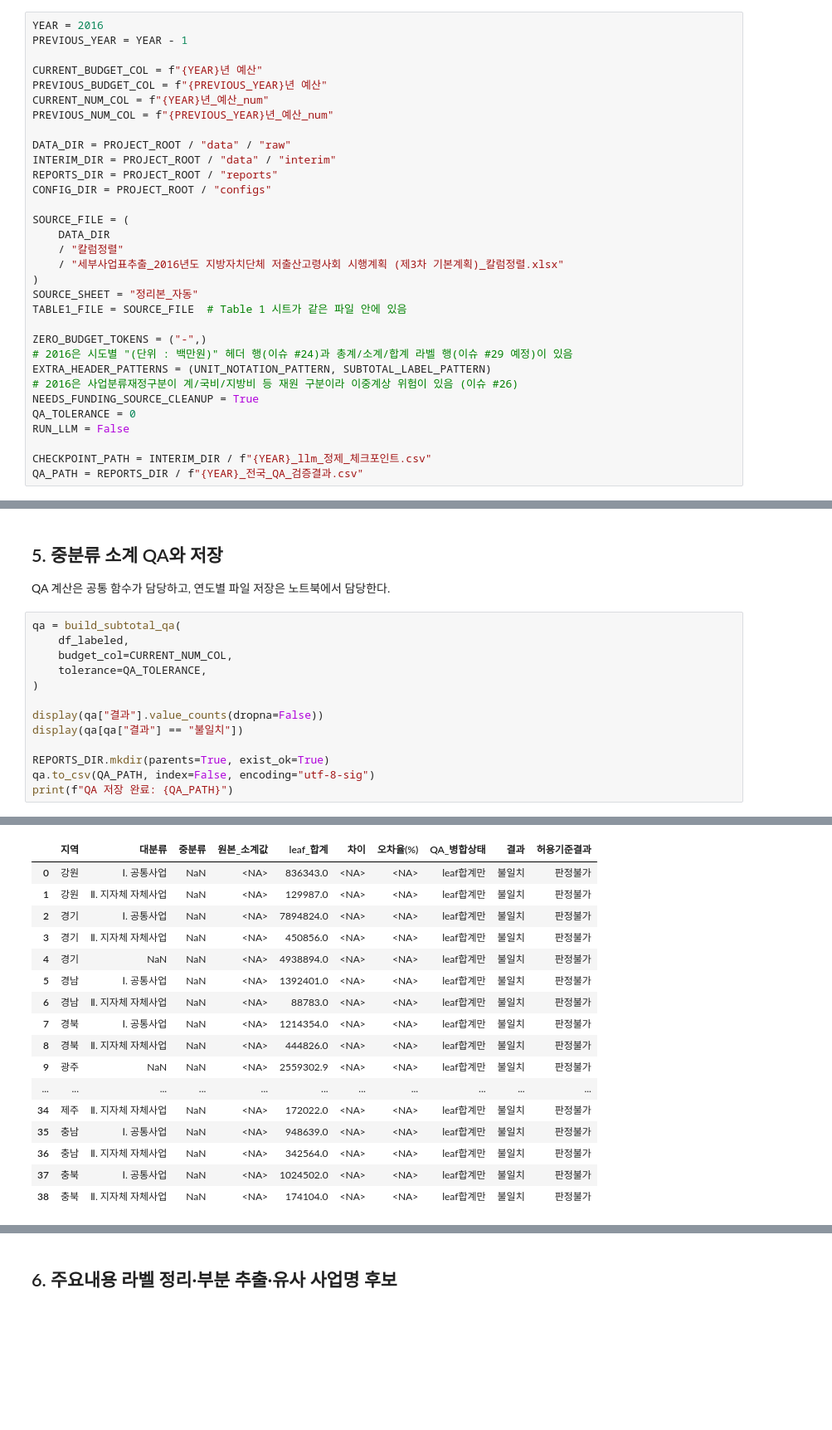
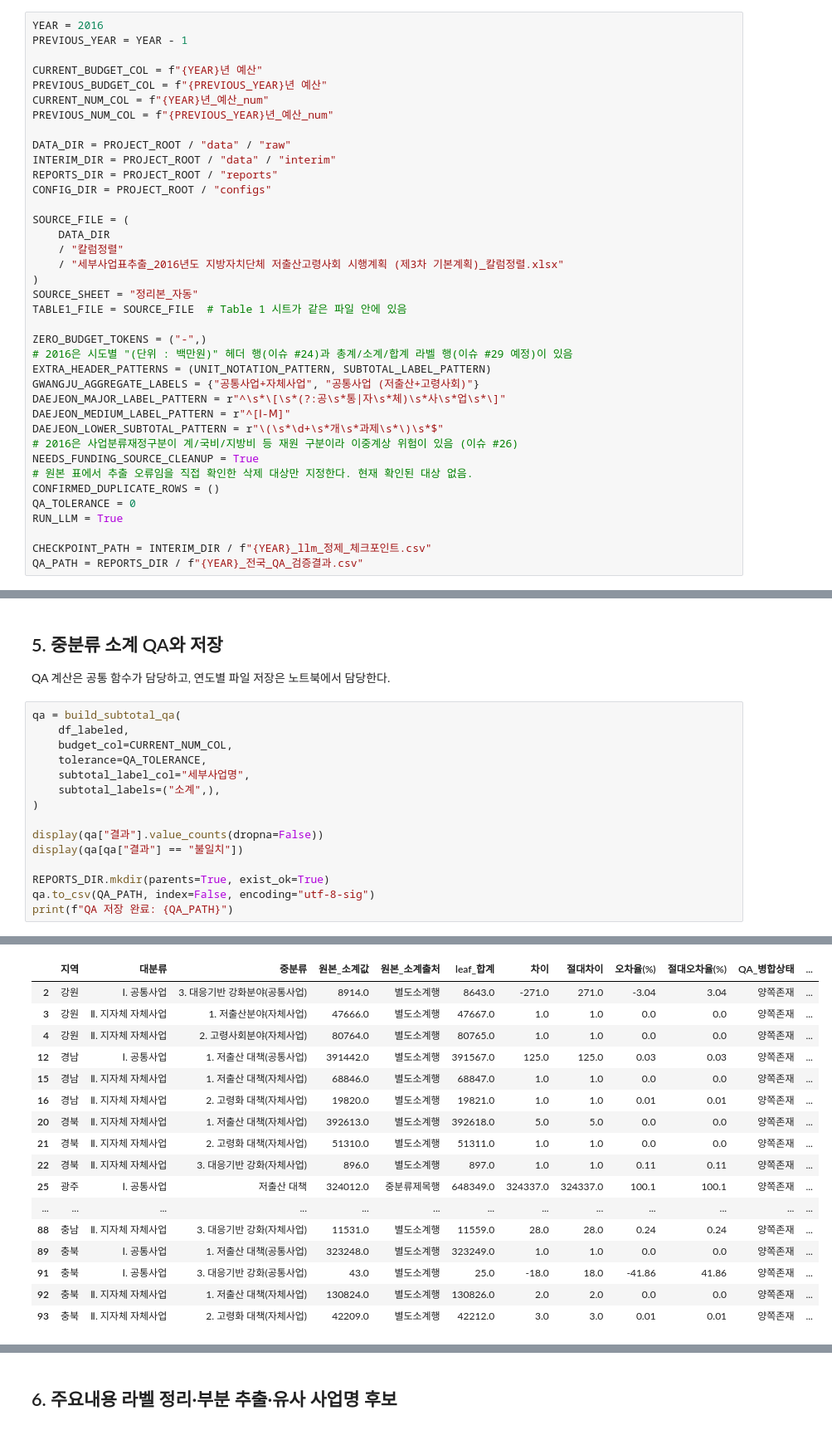
Before and after one commit to JungYeoni/yumocha, a Jupyter notebook: notebooks/20260721_EDA_2016_전국_시도분리정제.ipynb, the cells around one changed output, grey strips where cells are left out. Shown at 83% size. Drawn from its saved outputs; the diff is of its cells as text; blank space fills up the shorter version.

```diff
--- a/notebooks/20260721_EDA_2016_전국_시도분리정제.ipynb
+++ b/notebooks/20260721_EDA_2016_전국_시도분리정제.ipynb
@@ -93,10 +79,16 @@ TABLE1_FILE = SOURCE_FILE  # Table 1 시트가 같은 파일 안에 있음
 ZERO_BUDGET_TOKENS = ("-",)
 # 2016은 시도별 "(단위 : 백만원)" 헤더 행(이슈 #24)과 총계/소계/합계 라벨 행(이슈 #29 예정)이 있음
 EXTRA_HEADER_PATTERNS = (UNIT_NOTATION_PATTERN, SUBTOTAL_LABEL_PATTERN)
+GWANGJU_AGGREGATE_LABELS = {"공통사업+자체사업", "공통사업 (저출산+고령사회)"}
+DAEJEON_MAJOR_LABEL_PATTERN = r"^\s*\[\s*(?:공\s*통|자\s*체)\s*사\s*업\s*\]"
+DAEJEON_MEDIUM_LABEL_PATTERN = r"^[Ⅰ-Ⅿ]"
+DAEJEON_LOWER_SUBTOTAL_PATTERN = r"\(\s*\d+\s*개\s*과제\s*\)\s*$"
 # 2016은 사업분류재정구분이 계/국비/지방비 등 재원 구분이라 이중계상 위험이 있음 (이슈 #26)
 NEEDS_FUNDING_SOURCE_CLEANUP = True
+# 원본 표에서 추출 오류임을 직접 확인한 삭제 대상만 지정한다. 현재 확인된 대상 없음.
+CONFIRMED_DUPLICATE_ROWS = ()
 QA_TOLERANCE = 0
-RUN_LLM = False
+RUN_LLM = True
 
 CHECKPOINT_PATH = INTERIM_DIR / f"{YEAR}_llm_정제_체크포인트.csv"
 QA_PATH = REPORTS_DIR / f"{YEAR}_전국_QA_검증결과.csv"
@@ -223,6 +325,8 @@ qa = build_subtotal_qa(
     df_labeled,
     budget_col=CURRENT_NUM_COL,
     tolerance=QA_TOLERANCE,
+    subtotal_label_col="세부사업명",
+    subtotal_labels=("소계",),
 )
 
 display(qa["결과"].value_counts(dropna=False))
@@ -237,21 +343,21 @@ print(f"QA 저장 완료: {QA_PATH}")
 Name: count, dtype: int64
-|  | 지역 | 대분류 | 중분류 | 원본_소계값 | leaf_합계 | 차이 | 오차율(%) | QA_병합상태 | 결과 | 허용기준결과 |
-| 0 | 강원 | Ⅰ. 공통사업 | NaN | <NA> | 836343.0 | <NA> | <NA> | leaf합계만 | 불일치 | 판정불가 |
-| 1 | 강원 | Ⅱ. 지자체 자체사업 | NaN | <NA> | 129987.0 | <NA> | <NA> | leaf합계만 | 불일치 | 판정불가 |
-| 2 | 경기 | Ⅰ. 공통사업 | NaN | <NA> | 7894824.0 | <NA> | <NA> | leaf합계만 | 불일치 | 판정불가 |
-| 3 | 경기 | Ⅱ. 지자체 자체사업 | NaN | <NA> | 450856.0 | <NA> | <NA> | leaf합계만 | 불일치 | 판정불가 |
-| 4 | 경기 | NaN | NaN | <NA> | 4938894.0 | <NA> | <NA> | leaf합계만 | 불일치 | 판정불가 |
-| 5 | 경남 | Ⅰ. 공통사업 | NaN | <NA> | 1392401.0 | <NA> | <NA> | leaf합계만 | 불일치 | 판정불가 |
-| 6 | 경남 | Ⅱ. 지자체 자체사업 | NaN | <NA> | 88783.0 | <NA> | <NA> | leaf합계만 | 불일치 | 판정불가 |
-| 7 | 경북 | Ⅰ. 공통사업 | NaN | <NA> | 1214354.0 | <NA> | <NA> | leaf합계만 | 불일치 | 판정불가 |
-| 8 | 경북 | Ⅱ. 지자체 자체사업 | NaN | <NA> | 444826.0 | <NA> | <NA> | leaf합계만 | 불일치 | 판정불가 |
-| 9 | 광주 | NaN | NaN | <NA> | 2559302.9 | <NA> | <NA> | leaf합계만 | 불일치 | 판정불가 |
-| ... | ... | ... | ... | ... | ... | ... | ... | ... | ... | ... |
-| 34 | 제주 | Ⅱ. 지자체 자체사업 | NaN | <NA> | 172022.0 | <NA> | <NA> | leaf합계만 | 불일치 | 판정불가 |
-| 35 | 충남 | Ⅰ. 공통사업 | NaN | <NA> | 948639.0 | <NA> | <NA> | leaf합계만 | 불일치 | 판정불가 |
-| 36 | 충남 | Ⅱ. 지자체 자체사업 | NaN | <NA> | 342564.0 | <NA> | <NA> | leaf합계만 | 불일치 | 판정불가 |
-| 37 | 충북 | Ⅰ. 공통사업 | NaN | <NA> | 1024502.0 | <NA> | <NA> | leaf합계만 | 불일치 | 판정불가 |
-| 38 | 충북 | Ⅱ. 지자체 자체사업 | NaN | <NA> | 174104.0 | <NA> | <NA> | leaf합계만 | 불일치 | 판정불가 |
+|  | 지역 | 대분류 | 중분류 | 원본_소계값 | 원본_소계출처 | leaf_합계 | 차이 | 절대차이 | 오차율(%) | 절대오차율(%) | QA_병합상태 | ... |
+| 2 | 강원 | Ⅰ. 공통사업 | 3. 대응기반 강화분야(공통사업) | 8914.0 | 별도소계행 | 8643.0 | -271.0 | 271.0 | -3.04 | 3.04 | 양쪽존재 | ... |
+| 3 | 강원 | Ⅱ. 지자체 자체사업 | 1. 저출산분야(자체사업) | 47666.0 | 별도소계행 | 47667.0 | 1.0 | 1.0 | 0.0 | 0.0 | 양쪽존재 | ... |
+| 4 | 강원 | Ⅱ. 지자체 자체사업 | 2. 고령사회분야(자체사업) | 80764.0 | 별도소계행 | 80765.0 | 1.0 | 1.0 | 0.0 | 0.0 | 양쪽존재 | ... |
+| 12 | 경남 | Ⅰ. 공통사업 | 1. 저출산 대책(공통사업) | 391442.0 | 별도소계행 | 391567.0 | 125.0 | 125.0 | 0.03 | 0.03 | 양쪽존재 | ... |
+| 15 | 경남 | Ⅱ. 지자체 자체사업 | 1. 저출산 대책(자체사업) | 68846.0 | 별도소계행 | 68847.0 | 1.0 | 1.0 | 0.0 | 0.0 | 양쪽존재 | ... |
+| 16 | 경남 | Ⅱ. 지자체 자체사업 | 2. 고령화 대책(자체사업) | 19820.0 | 별도소계행 | 19821.0 | 1.0 | 1.0 | 0.01 | 0.01 | 양쪽존재 | ... |
+| 20 | 경북 | Ⅱ. 지자체 자체사업 | 1. 저출산 대책(자체사업) | 392613.0 | 별도소계행 | 392618.0 | 5.0 | 5.0 | 0.0 | 0.0 | 양쪽존재 | ... |
+| 21 | 경북 | Ⅱ. 지자체 자체사업 | 2. 고령화 대책(자체사업) | 51310.0 | 별도소계행 | 51311.0 | 1.0 | 1.0 | 0.0 | 0.0 | 양쪽존재 | ... |
+| 22 | 경북 | Ⅱ. 지자체 자체사업 | 3. 대응기반 강화(자체사업) | 896.0 | 별도소계행 | 897.0 | 1.0 | 1.0 | 0.11 | 0.11 | 양쪽존재 | ... |
+| 25 | 광주 | Ⅰ. 공통사업 | 저출산 대책 | 324012.0 | 중분류제목행 | 648349.0 | 324337.0 | 324337.0 | 100.1 | 100.1 | 양쪽존재 | ... |
+| ... | ... | ... | ... | ... | ... | ... | ... | ... | ... | ... | ... | ... |
+| 88 | 충남 | Ⅱ. 지자체 자체사업 | 3. 대응기반 강화(자체사업) | 11531.0 | 별도소계행 | 11559.0 | 28.0 | 28.0 | 0.24 | 0.24 | 양쪽존재 | ... |
+| 89 | 충북 | Ⅰ. 공통사업 | 1. 저출산 대책(공통사업) | 323248.0 | 별도소계행 | 323249.0 | 1.0 | 1.0 | 0.0 | 0.0 | 양쪽존재 | ... |
+| 91 | 충북 | Ⅰ. 공통사업 | 3. 대응기반 강화(공통사업) | 43.0 | 별도소계행 | 25.0 | -18.0 | 18.0 | -41.86 | 41.86 | 양쪽존재 | ... |
+| 92 | 충북 | Ⅱ. 지자체 자체사업 | 1. 저출산 대책(자체사업) | 130824.0 | 별도소계행 | 130826.0 | 2.0 | 2.0 | 0.0 | 0.0 | 양쪽존재 | ... |
+| 93 | 충북 | Ⅱ. 지자체 자체사업 | 2. 고령화 대책(자체사업) | 42209.0 | 별도소계행 | 42212.0 | 3.0 | 3.0 | 0.01 | 0.01 | 양쪽존재 | ... |
 QA 저장 완료: /Users/leejungyeon/Workspace/projects/한국재정정보원/yumocha/reports/2016_전국_QA_검증결과.csv
 # %% [markdown]
 ## 6. 주요내용 라벨 정리·부분 추출·유사 사업명 후보
```
Also changed, not shown: parts of 15 cells of this notebook, 6 other files.
